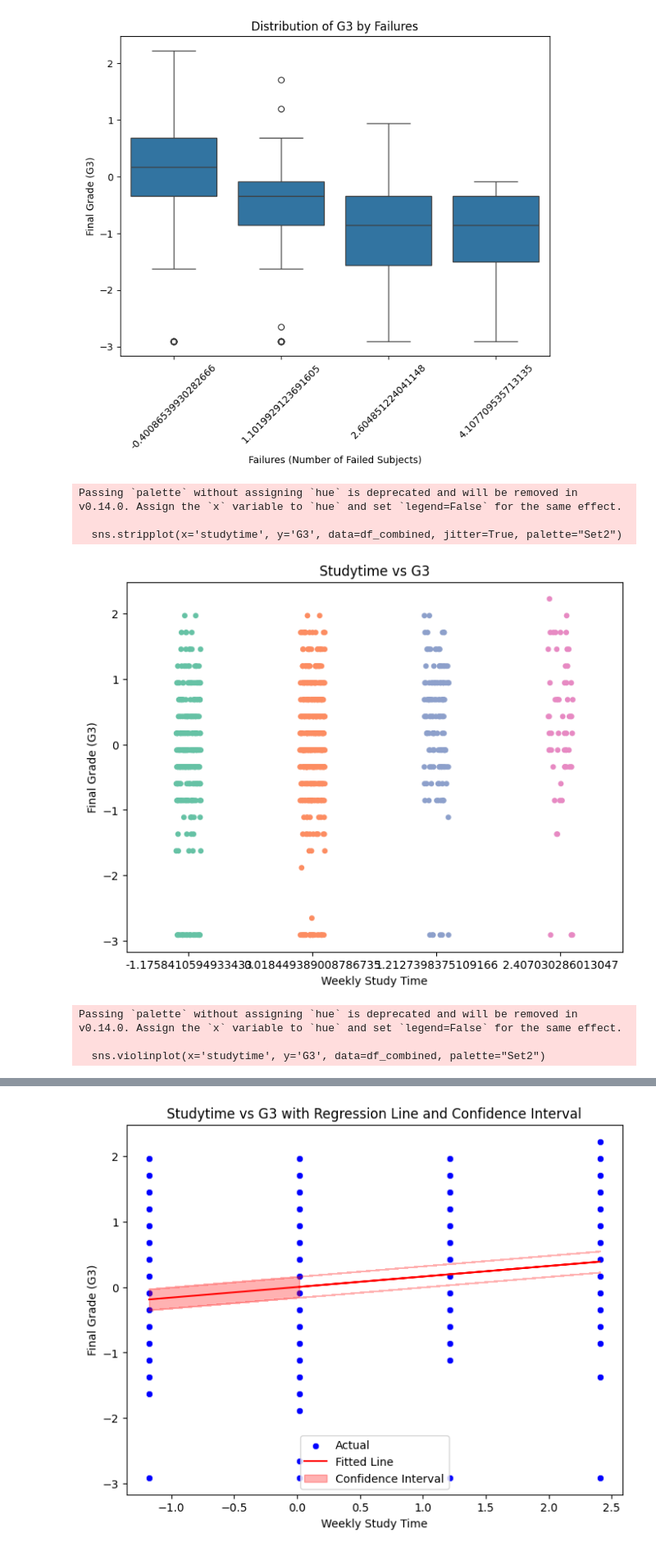
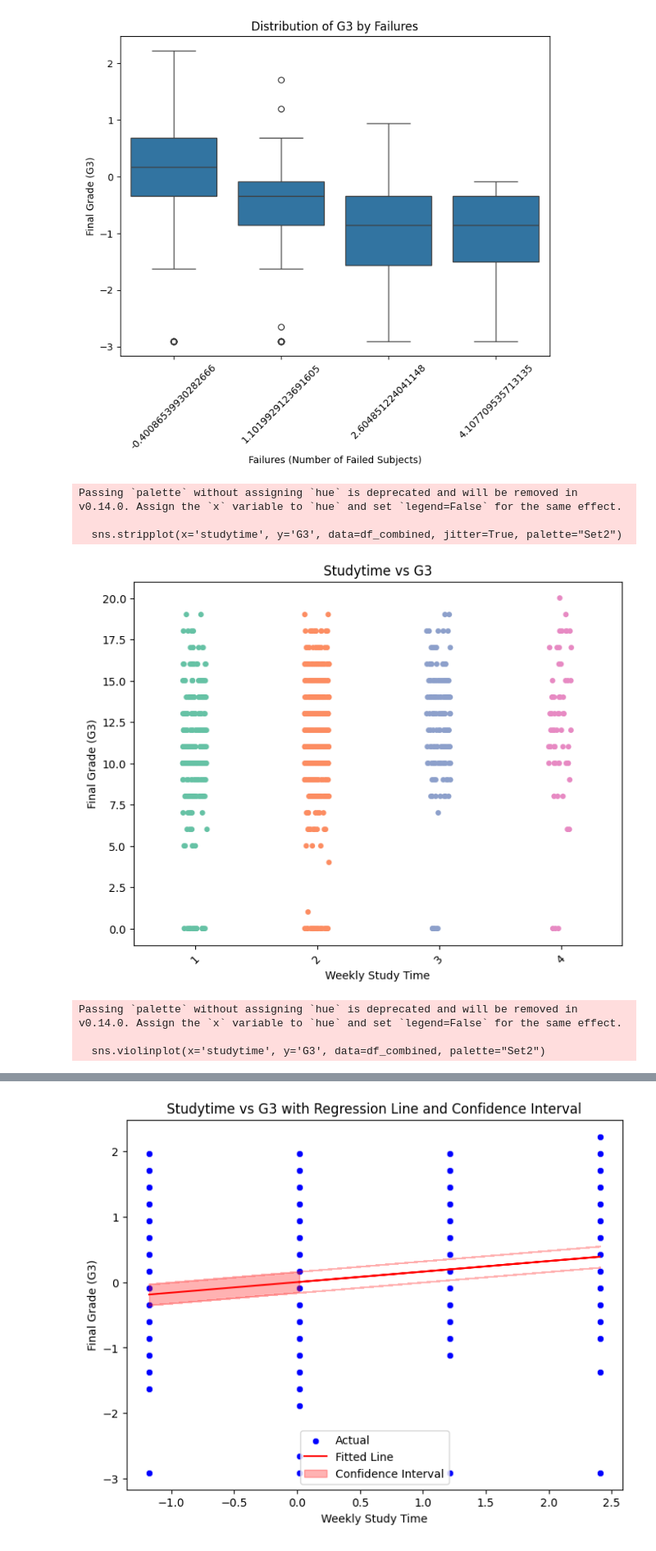
Before and after one commit to ChenQimu/tpu_8EM41_ML_course, a Jupyter notebook: 10/data/scripts/eda_analysis.ipynb, the cells around one changed output, grey strips where cells are left out. Shown at 82% size. Cells and saved outputs as stored; diff of their text form; code cells hidden in the pictures.

```diff
--- a/10/data/scripts/eda_analysis.ipynb
+++ b/10/data/scripts/eda_analysis.ipynb
@@ -119,26 +119,35 @@ plt.show()
 # %% [output]
 [figure]
 # %%
-# 使用stripplot展示 studytime 和 G3 之间的关系
+import pandas as pd
+import matplotlib.pyplot as plt
+import seaborn as sns
+
+# 读取数据
+df_combined = pd.read_csv("data/student_combined_cleaned.csv", sep=",", encoding="utf-8")
+
+# 使用 stripplot 展示 studytime 和 G3 之间的关系
 plt.figure(figsize=(8,6))
 sns.stripplot(x='studytime', y='G3', data=df_combined, jitter=True, palette="Set2")
 plt.title('Studytime vs G3')
 plt.xlabel("Weekly Study Time")
 plt.ylabel("Final Grade (G3)")
+plt.xticks(rotation=45)  # 旋转横坐标标签以避免重叠
 plt.show()
 
-# 使用violinplot展示 studytime 和 G3 之间的关系
+# 使用 violinplot 展示 studytime 和 G3 之间的关系
 plt.figure(figsize=(8,6))
 sns.violinplot(x='studytime', y='G3', data=df_combined, palette="Set2")
 plt.title('Studytime vs G3 (Violin Plot)')
 plt.xlabel("Weekly Study Time")
 plt.ylabel("Final Grade (G3)")
+plt.xticks(rotation=45)  # 旋转横坐标标签以避免重叠
 plt.show()
 # %% [output]
 Passing `palette` without assigning `hue` is deprecated and will be removed in v0.14.0. Assign the `x` variable to `hue` and set `legend=False` for the same effect.
 
   sns.stripplot(x='studytime', y='G3', data=df_combined, jitter=True, palette="Set2")
-[figure, old version]
+[figure, new version]
 Passing `palette` without assigning `hue` is deprecated and will be removed in v0.14.0. Assign the `x` variable to `hue` and set `legend=False` for the same effect.
 
   sns.violinplot(x='studytime', y='G3', data=df_combined, palette="Set2")
```
Also changed, not shown: parts of 5 cells of this notebook, 1 other file.
